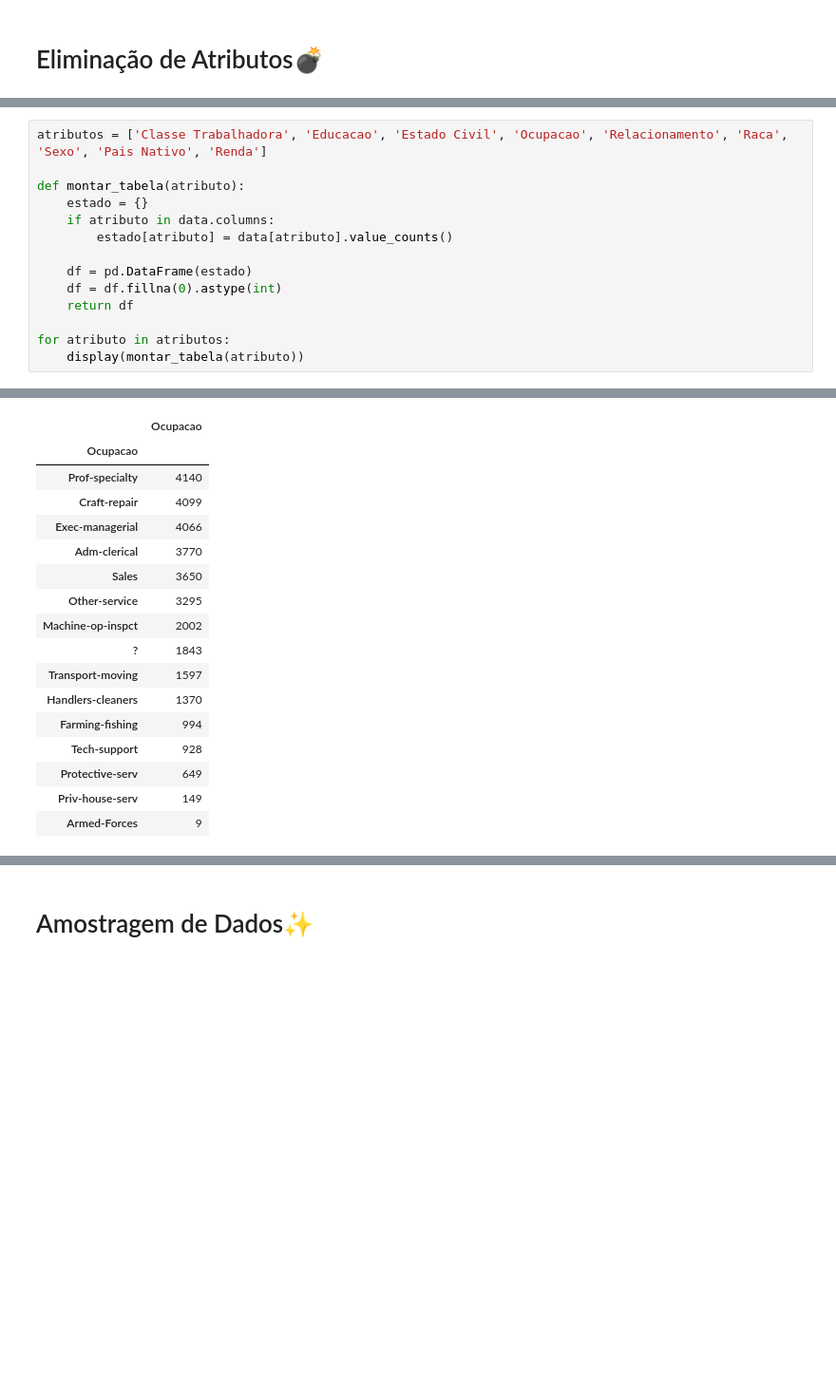
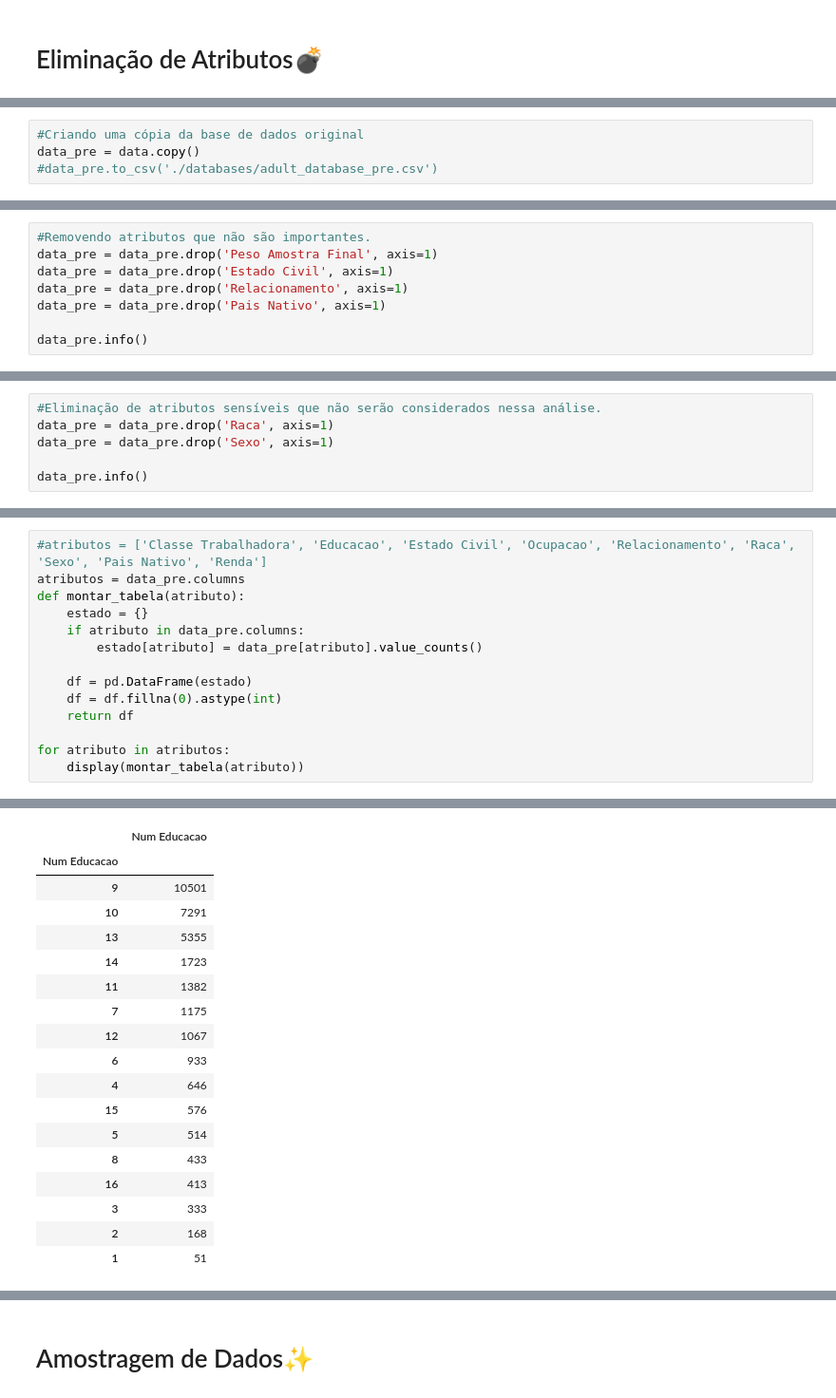
Before and after one commit to Henrique-Navarro/IA-PreProcessamento-Analise-de-Dados-Juptyter, a Jupyter notebook: jupyter_notebook.ipynb, the cells around one changed output, grey strips where cells are left out. Shown at 95% size. Saved outputs shown, nothing was run; the diff lists cells and outputs as text; blank space fills up the shorter version.

```diff
--- a/jupyter_notebook.ipynb
+++ b/jupyter_notebook.ipynb
@@ -692,3 +700,7 @@ Se os pontos seguem uma tendência semelhante e mantêm uma relação coerente,
+# %%
+#Criando uma cópia da base de dados original
+data_pre = data.copy()
+#data_pre.to_csv('./databases/adult_database_pre.csv')
 # %% [markdown]
 > Atributos que podem ser considerados menos relevantes para o modelo de previsão e podem ser removidos:
 >
@@ -701 +713,9 @@ Se os pontos seguem uma tendência semelhante e mantêm uma relação coerente,
 >>**Pais Nativo**
+# %%
+#Removendo atributos que não são importantes.
+data_pre = data_pre.drop('Peso Amostra Final', axis=1)
+data_pre = data_pre.drop('Estado Civil', axis=1)
+data_pre = data_pre.drop('Relacionamento', axis=1)
+data_pre = data_pre.drop('Pais Nativo', axis=1)
+
+data_pre.info()
@@ -701,0 +747,6 @@ Se os pontos seguem uma tendência semelhante e mantêm uma relação coerente,
+# %%
+#Eliminação de atributos sensíveis que não serão considerados nessa análise.
+data_pre = data_pre.drop('Raca', axis=1)
+data_pre = data_pre.drop('Sexo', axis=1)
+
+data_pre.info()
@@ -702,10 +774,10 @@ Se os pontos seguem uma tendência semelhante e mantêm uma relação coerente,
 # %%
-atributos = ['Classe Trabalhadora', 'Educacao', 'Estado Civil', 'Ocupacao', 'Relacionamento', 'Raca', 'Sexo', 'Pais Nativo', 'Renda']
-
+#atributos = ['Classe Trabalhadora', 'Educacao', 'Estado Civil', 'Ocupacao', 'Relacionamento', 'Raca', 'Sexo', 'Pais Nativo', 'Renda']
+atributos = data_pre.columns
 def montar_tabela(atributo):
     estado = {}
-    if atributo in data.columns:
-        estado[atributo] = data[atributo].value_counts()
+    if atributo in data_pre.columns:
+        estado[atributo] = data_pre[atributo].value_counts()
 
     df = pd.DataFrame(estado)
     df = df.fillna(0).astype(int)
@@ -755,17 +832,18 @@ for atributo in atributos:
-|  | Ocupacao |
-| Ocupacao |  |
-| Prof-specialty | 4140 |
-| Craft-repair | 4099 |
-| Exec-managerial | 4066 |
-| Adm-clerical | 3770 |
-| Sales | 3650 |
-| Other-service | 3295 |
-| Machine-op-inspct | 2002 |
-| ? | 1843 |
-| Transport-moving | 1597 |
-| Handlers-cleaners | 1370 |
-| Farming-fishing | 994 |
-| Tech-support | 928 |
-| Protective-serv | 649 |
-| Priv-house-serv | 149 |
-| Armed-Forces | 9 |
+|  | Num Educacao |
+| Num Educacao |  |
+| 9 | 10501 |
+| 10 | 7291 |
+| 13 | 5355 |
+| 14 | 1723 |
+| 11 | 1382 |
+| 7 | 1175 |
+| 12 | 1067 |
+| 6 | 933 |
+| 4 | 646 |
+| 15 | 576 |
+| 5 | 514 |
+| 8 | 433 |
+| 16 | 413 |
+| 3 | 333 |
+| 2 | 168 |
+| 1 | 51 |
```
Also changed, not shown: parts of 24 cells of this notebook, 1 other file.
